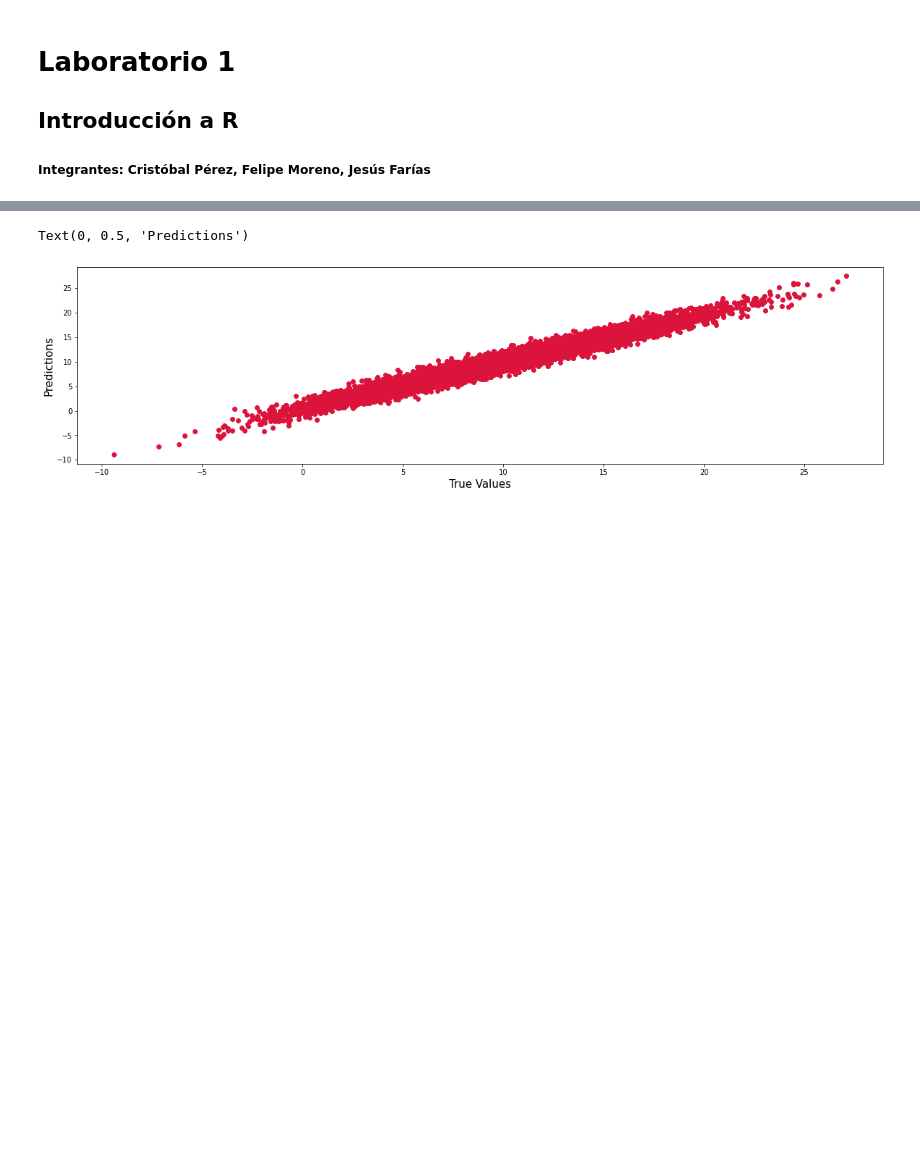
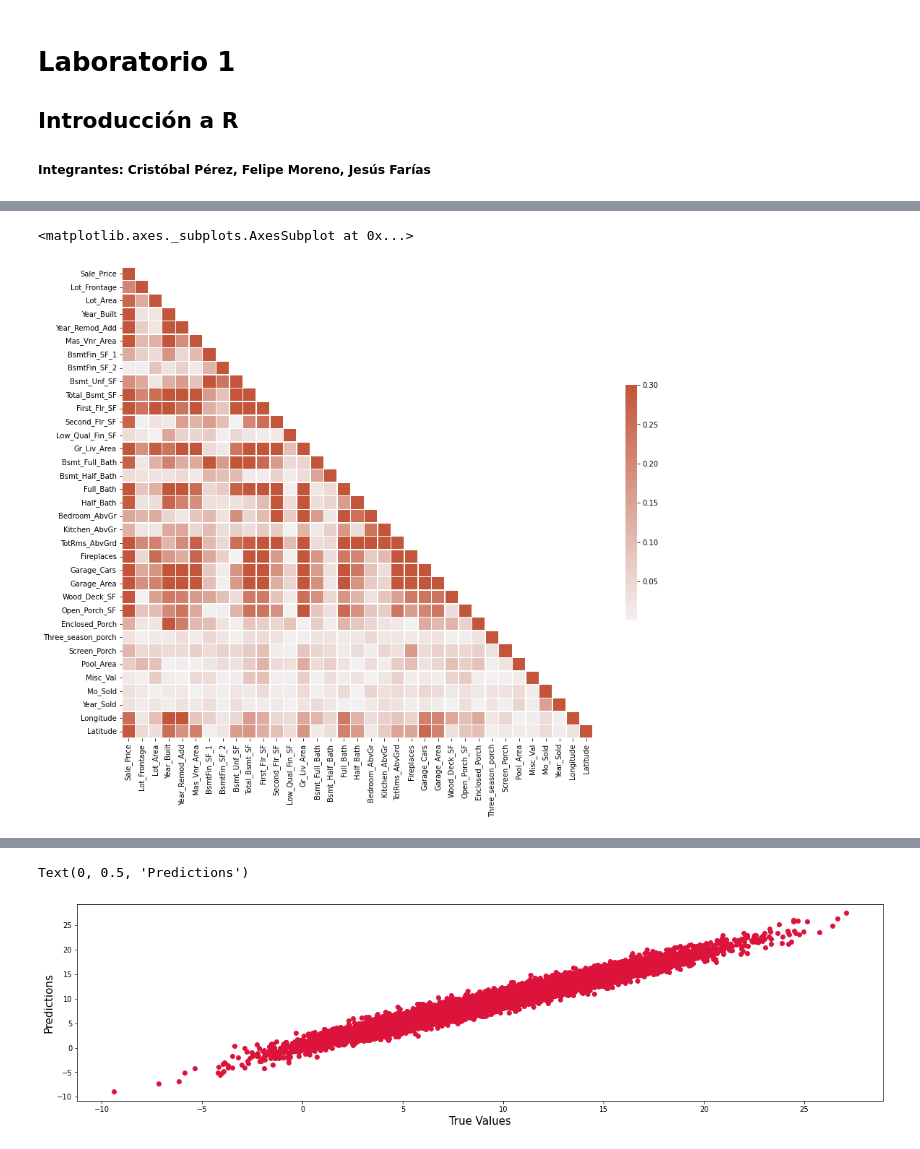
Before and after one commit to cristobalperezp/Marketing_2, a Jupyter notebook: Laboratorio_2.ipynb, the cells around one changed output, grey strips where cells are left out. Cells and saved outputs as stored; diff of their text form; code cells hidden in the pictures; blank space fills up the shorter version.

```diff
--- a/Laboratorio_2.ipynb
+++ b/Laboratorio_2.ipynb
@@ -135,0 +25,3 @@ predictions_in_sample = model.predict(df)
+# %%
+df = pd.read_csv("/content/Marketing_2/Casas.csv", index_col=0)
+df
@@ -135,0 +72,20 @@ predictions_in_sample = model.predict(df)
+# %%
+df = df[['Sale_Price','MS_SubClass', 'MS_Zoning', 'Lot_Frontage', 'Lot_Area', 'Street',
+       'Alley', 'Lot_Shape', 'Land_Contour', 'Utilities', 'Lot_Config',
+       'Land_Slope', 'Neighborhood', 'Condition_1', 'Condition_2', 'Bldg_Type',
+       'House_Style', 'Overall_Qual', 'Overall_Cond', 'Year_Built',
+       'Year_Remod_Add', 'Roof_Style', 'Roof_Matl', 'Exterior_1st',
+       'Exterior_2nd', 'Mas_Vnr_Type', 'Mas_Vnr_Area', 'Exter_Qual',
+       'Exter_Cond', 'Foundation', 'Bsmt_Qual', 'Bsmt_Cond', 'Bsmt_Exposure',
+       'BsmtFin_Type_1', 'BsmtFin_SF_1', 'BsmtFin_Type_2', 'BsmtFin_SF_2',
+       'Bsmt_Unf_SF', 'Total_Bsmt_SF', 'Heating', 'Heating_QC', 'Central_Air',
+       'Electrical', 'First_Flr_SF', 'Second_Flr_SF', 'Low_Qual_Fin_SF',
+       'Gr_Liv_Area', 'Bsmt_Full_Bath', 'Bsmt_Half_Bath', 'Full_Bath',
+       'Half_Bath', 'Bedroom_AbvGr', 'Kitchen_AbvGr', 'Kitchen_Qual',
+       'TotRms_AbvGrd', 'Functional', 'Fireplaces', 'Fireplace_Qu',
+       'Garage_Type', 'Garage_Finish', 'Garage_Cars', 'Garage_Area',
+       'Garage_Qual', 'Garage_Cond', 'Paved_Drive', 'Wood_Deck_SF',
+       'Open_Porch_SF', 'Enclosed_Porch', 'Three_season_porch', 'Screen_Porch',
+       'Pool_Area', 'Pool_QC', 'Fence', 'Misc_Feature', 'Misc_Val', 'Mo_Sold',
+       'Year_Sold', 'Sale_Type', 'Sale_Condition', 'Longitude',
+       'Latitude']]
@@ -135,0 +169,22 @@ predictions_in_sample = model.predict(df)
+# %%
+#Visualizaciones:
+#Corrplot:
+
+#Correlaciones:
+corr = df.corr()
+
+#mask para filtrar la diagonal
+mask = np.triu(np.ones_like(corr, dtype=bool))
+
+#Configrara el tamaño del gráfico:
+f, ax = plt.subplots(figsize=(16, 12))
+
+#Generar un colormap:
+cmap = sns.diverging_palette(230, 20, as_cmap=True)
+
+#Graficar el heatmap:
+sns.heatmap(corr.abs(), mask=mask, cmap=cmap, vmax=.3, center=0,
+            square=True, linewidths=.5, cbar_kws={"shrink": .5})
+# %% [output]
+<matplotlib.axes._subplots.AxesSubplot at 0x...>
+[figure, added]
```
Also changed, not shown: parts of 41 cells of this notebook.
